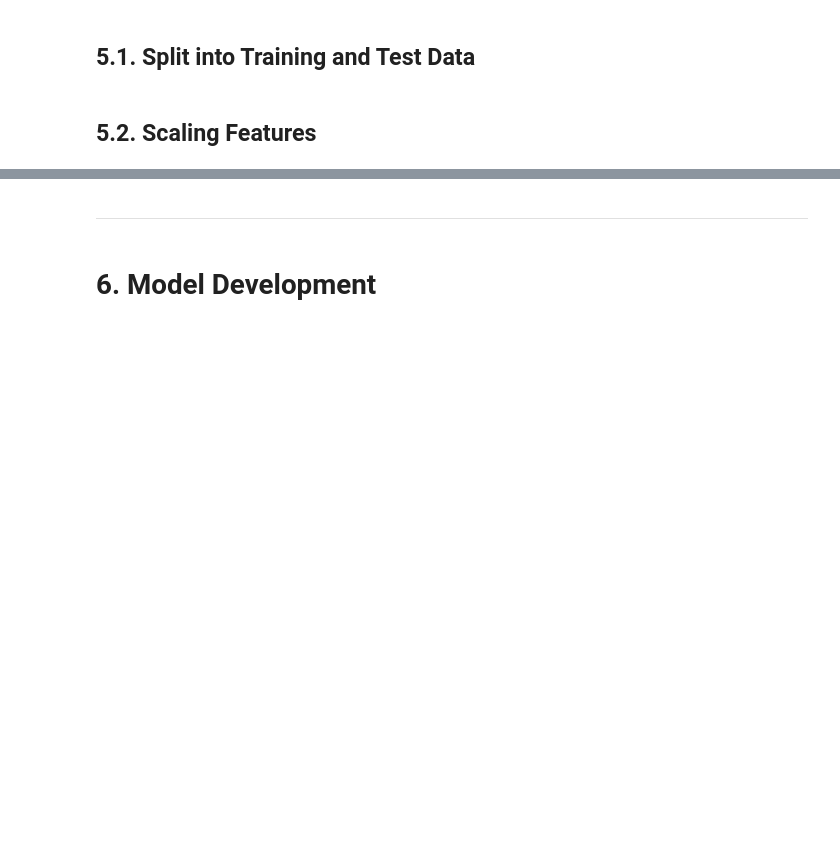
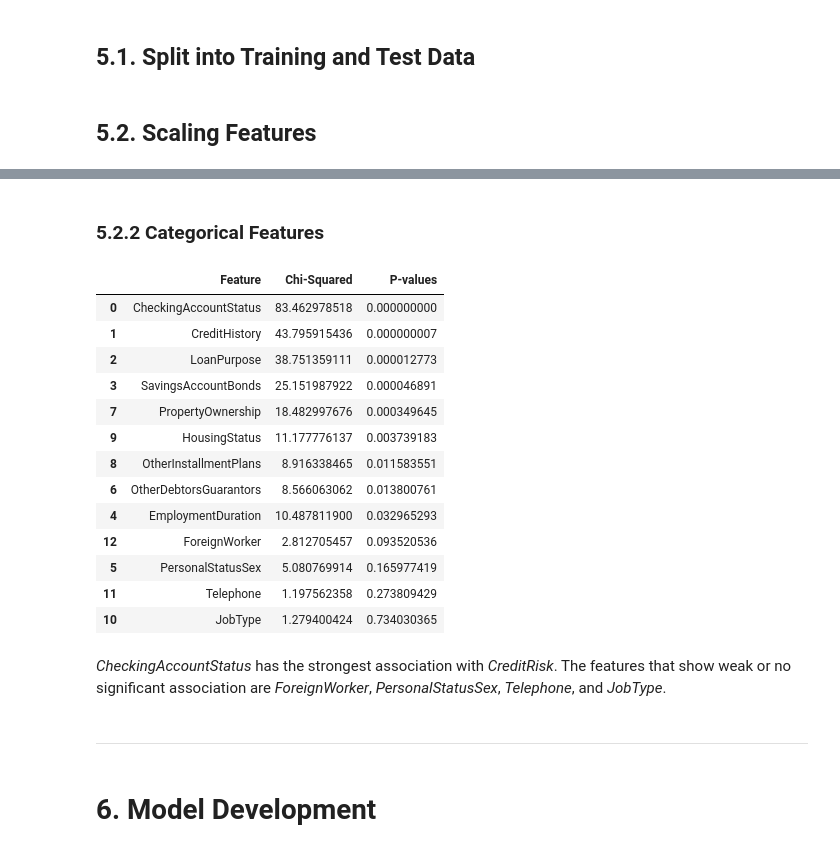
Before and after one commit to SMemic4/Credit-Risk-Classification, a Jupyter notebook: notebooks/credit_card_risk_classificaiton.ipynb, the cells around one changed output, grey strips where cells are left out. Cells and saved outputs as stored; diff of their text form; code cells hidden in the pictures; blank space fills up the shorter version.

Commit message:
Finished numerical feature selection

```diff
--- a/notebooks/credit_card_risk_classificaiton.ipynb
+++ b/notebooks/credit_card_risk_classificaiton.ipynb
@@ -16,6 +16,8 @@ from statsmodels.stats.outliers_influence import variance_inflation_factor
 import seaborn as sns
 from ucimlrepo import fetch_ucirepo
 import matplotlib.pyplot as plt
+# %%
+pd.set_option('display.float_format', lambda x: '%.9f' % x)
 # %% [markdown]
 ---
 # %% [markdown]
@@ -1512,3 +1498,37 @@ memory usage: 156.4+ KB
+# %% [markdown]
+### 5.2.2 Categorical Features
+# %%
+import scipy.stats as stats
+
+cat_features = X_train.select_dtypes(object).columns.tolist()
+
+chi2_results = []
+
+for feature in cat_features:
+    contigency_table = pd.crosstab(index = X_train[feature], columns = y_train)
+    chi2, p_value, dof, expected = stats.chi2_contingency(observed = contigency_table)
+    chi2_results.append({'Feature': feature, 'Chi-Squared' : chi2, 'P-values' : p_value})
+
+chi2_df = pd.DataFrame(chi2_results).sort_values('P-values')
+
+chi2_df
+# %% [output]
+|  | Feature | Chi-Squared | P-values |
+| 0 | CheckingAccountStatus | 83.462978518 | 0.000000000 |
+| 1 | CreditHistory | 43.795915436 | 0.000000007 |
+| 2 | LoanPurpose | 38.751359111 | 0.000012773 |
+| 3 | SavingsAccountBonds | 25.151987922 | 0.000046891 |
+| 7 | PropertyOwnership | 18.482997676 | 0.000349645 |
+| 9 | HousingStatus | 11.177776137 | 0.003739183 |
+| 8 | OtherInstallmentPlans | 8.916338465 | 0.011583551 |
+| 6 | OtherDebtorsGuarantors | 8.566063062 | 0.013800761 |
+| 4 | EmploymentDuration | 10.487811900 | 0.032965293 |
+| 12 | ForeignWorker | 2.812705457 | 0.093520536 |
+| 5 | PersonalStatusSex | 5.080769914 | 0.165977419 |
+| 11 | Telephone | 1.197562358 | 0.273809429 |
+| 10 | JobType | 1.279400424 | 0.734030365 |
+# %% [markdown]
+*CheckingAccountStatus* has the strongest association with *CreditRisk*. The features that show weak or no significant association are *ForeignWorker*, *PersonalStatusSex*, *Telephone*, and *JobType*.
 # %% [markdown]
 ---
 # %% [markdown]
```
Also changed, not shown: parts of 22 cells of this notebook, 4 other files.
